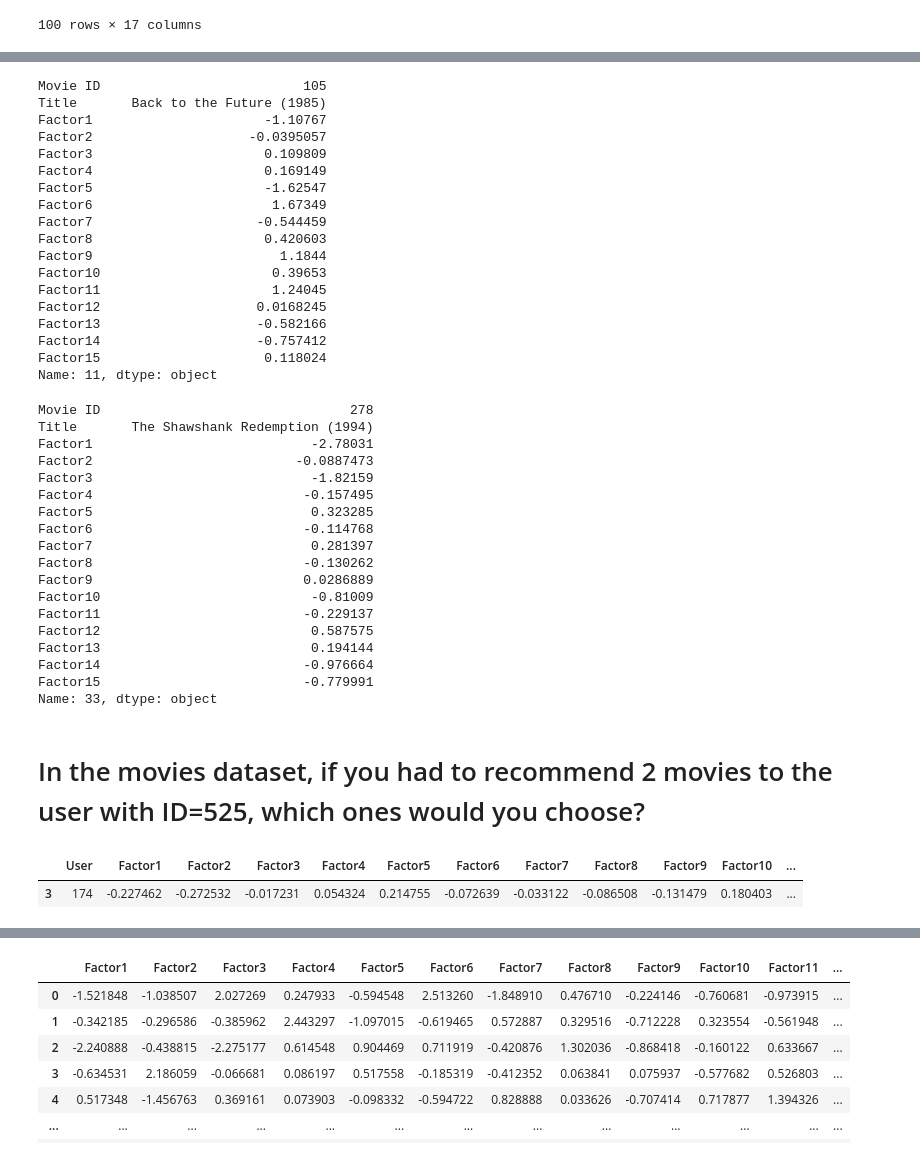
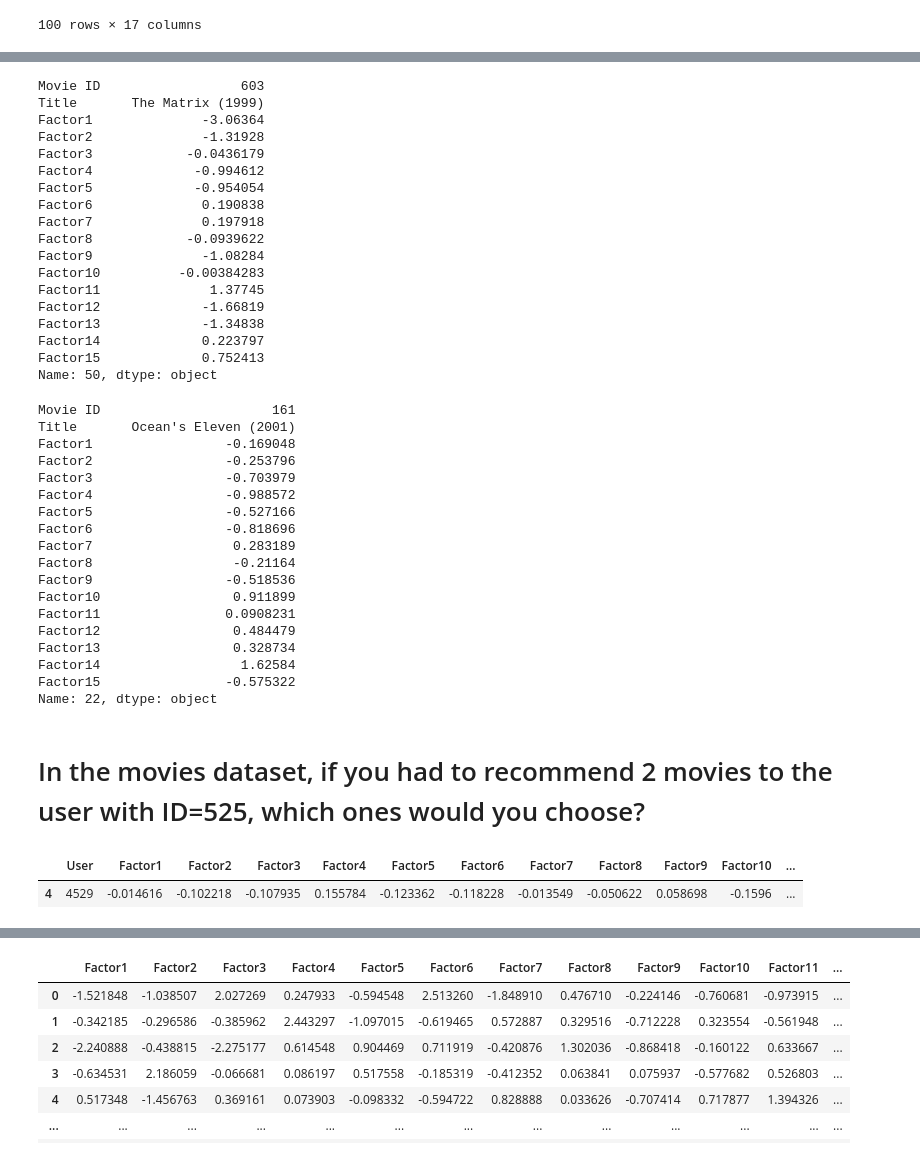
Before and after one commit to ihab09/CE888, a Jupyter notebook: lab4/my_recommender.ipynb, the cells around one changed output, grey strips where cells are left out. Saved outputs shown, nothing was run; the diff lists cells and outputs as text; code cells hidden in the pictures.

```diff
--- a/lab4/my_recommender.ipynb
+++ b/lab4/my_recommender.ipynb
@@ -571,53 +575,53 @@ Name: 9, dtype: object
 # %%
-mov_items.loc[11]
+mov_items.loc[50]
 # %% [output]
-Movie ID                          105
-Title       Back to the Future (1985)
-Factor1                      -1.10767
-Factor2                    -0.0395057
-Factor3                      0.109809
-Factor4                      0.169149
-Factor5                      -1.62547
-Factor6                       1.67349
-Factor7                     -0.544459
-Factor8                      0.420603
-Factor9                        1.1844
-Factor10                      0.39653
-Factor11                      1.24045
-Factor12                    0.0168245
-Factor13                    -0.582166
-Factor14                    -0.757412
-Factor15                     0.118024
-Name: 11, dtype: object
+Movie ID                  603
+Title       The Matrix (1999)
+Factor1              -3.06364
+Factor2              -1.31928
+Factor3            -0.0436179
+Factor4             -0.994612
+Factor5             -0.954054
+Factor6              0.190838
+Factor7              0.197918
+Factor8            -0.0939622
+Factor9              -1.08284
+Factor10          -0.00384283
+Factor11              1.37745
+Factor12             -1.66819
+Factor13             -1.34838
+Factor14             0.223797
+Factor15             0.752413
+Name: 50, dtype: object
 # %%
-mov_items.loc[33]
+mov_items.loc[22]
 # %% [output]
-Movie ID                                278
-Title       The Shawshank Redemption (1994)
-Factor1                            -2.78031
-Factor2                          -0.0887473
-Factor3                            -1.82159
-Factor4                           -0.157495
-Factor5                            0.323285
-Factor6                           -0.114768
-Factor7                            0.281397
-Factor8                           -0.130262
-Factor9                           0.0286889
-Factor10                           -0.81009
-Factor11                          -0.229137
-Factor12                           0.587575
-Factor13                           0.194144
-Factor14                          -0.976664
-Factor15                          -0.779991
-Name: 33, dtype: object
+Movie ID                      161
+Title       Ocean's Eleven (2001)
+Factor1                 -0.169048
+Factor2                 -0.253796
+Factor3                 -0.703979
+Factor4                 -0.988572
+Factor5                 -0.527166
+Factor6                 -0.818696
+Factor7                  0.283189
+Factor8                  -0.21164
+Factor9                 -0.518536
+Factor10                 0.911899
+Factor11                0.0908231
+Factor12                 0.484479
+Factor13                 0.328734
+Factor14                  1.62584
+Factor15                -0.575322
+Name: 22, dtype: object
 # %% [markdown]
 # In the movies dataset, if you had to recommend 2 movies to the user with ID=525, which ones would you choose?
 # %%
-user_factor_vals = mov_users.loc[mov_users['User'] == 174]
+user_factor_vals = mov_users.loc[mov_users['User'] == 4529]
 user_factor_vals
 # %% [output]
 |  | User | Factor1 | Factor2 | Factor3 | Factor4 | Factor5 | Factor6 | Factor7 | Factor8 | Factor9 | Factor10 | ... |
-| 3 | 174 | -0.227462 | -0.272532 | -0.017231 | 0.054324 | 0.214755 | -0.072639 | -0.033122 | -0.086508 | -0.131479 | 0.180403 | ... |
+| 4 | 4529 | -0.014616 | -0.102218 | -0.107935 | 0.155784 | -0.123362 | -0.118228 | -0.013549 | -0.050622 | 0.058698 | -0.1596 | ... |
 # %%
 user_factor_vals.drop('User', inplace=True, axis=1)
 user_factor_vals
```
Also changed, not shown: parts of 26 cells of this notebook.
